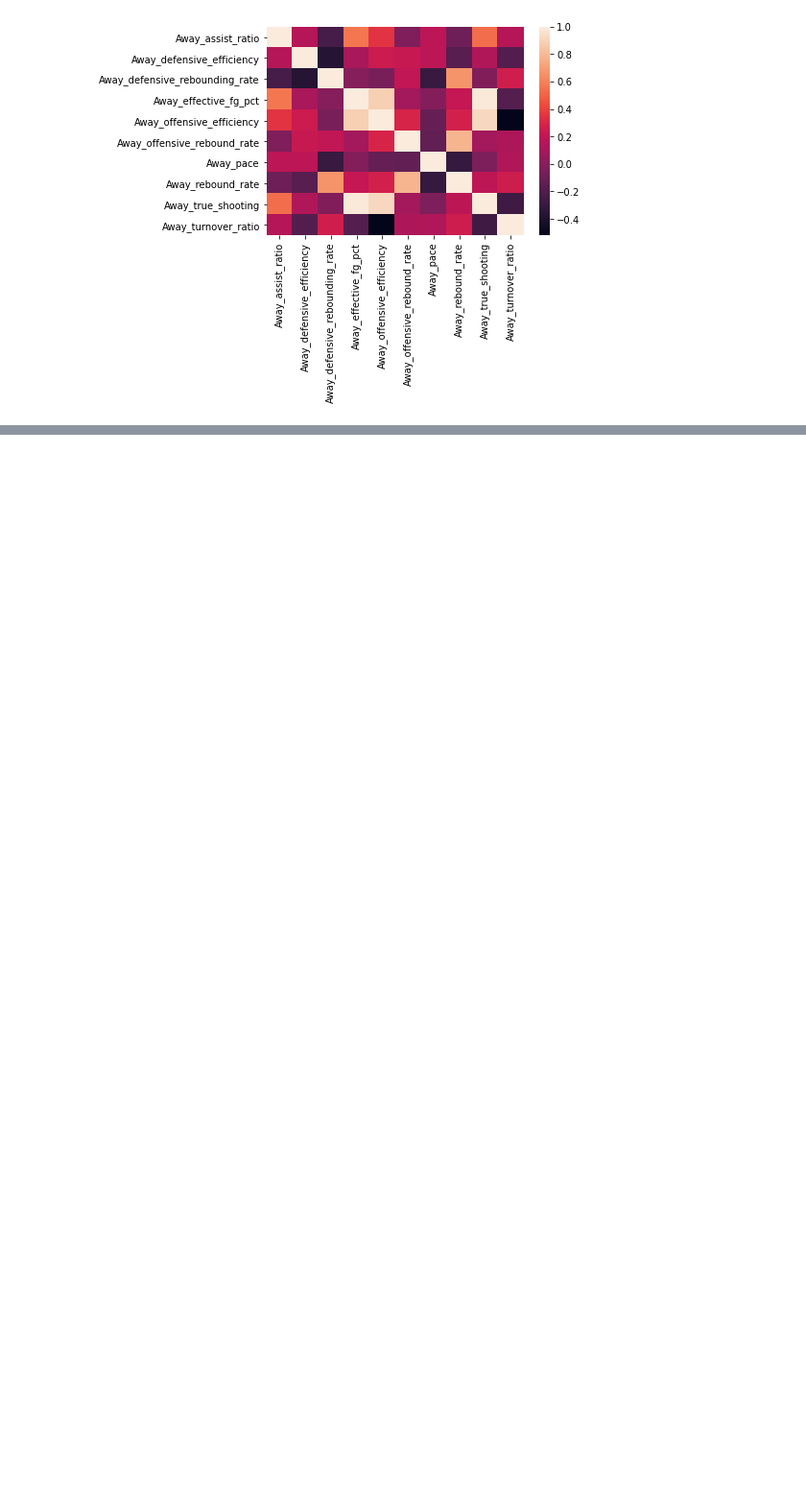
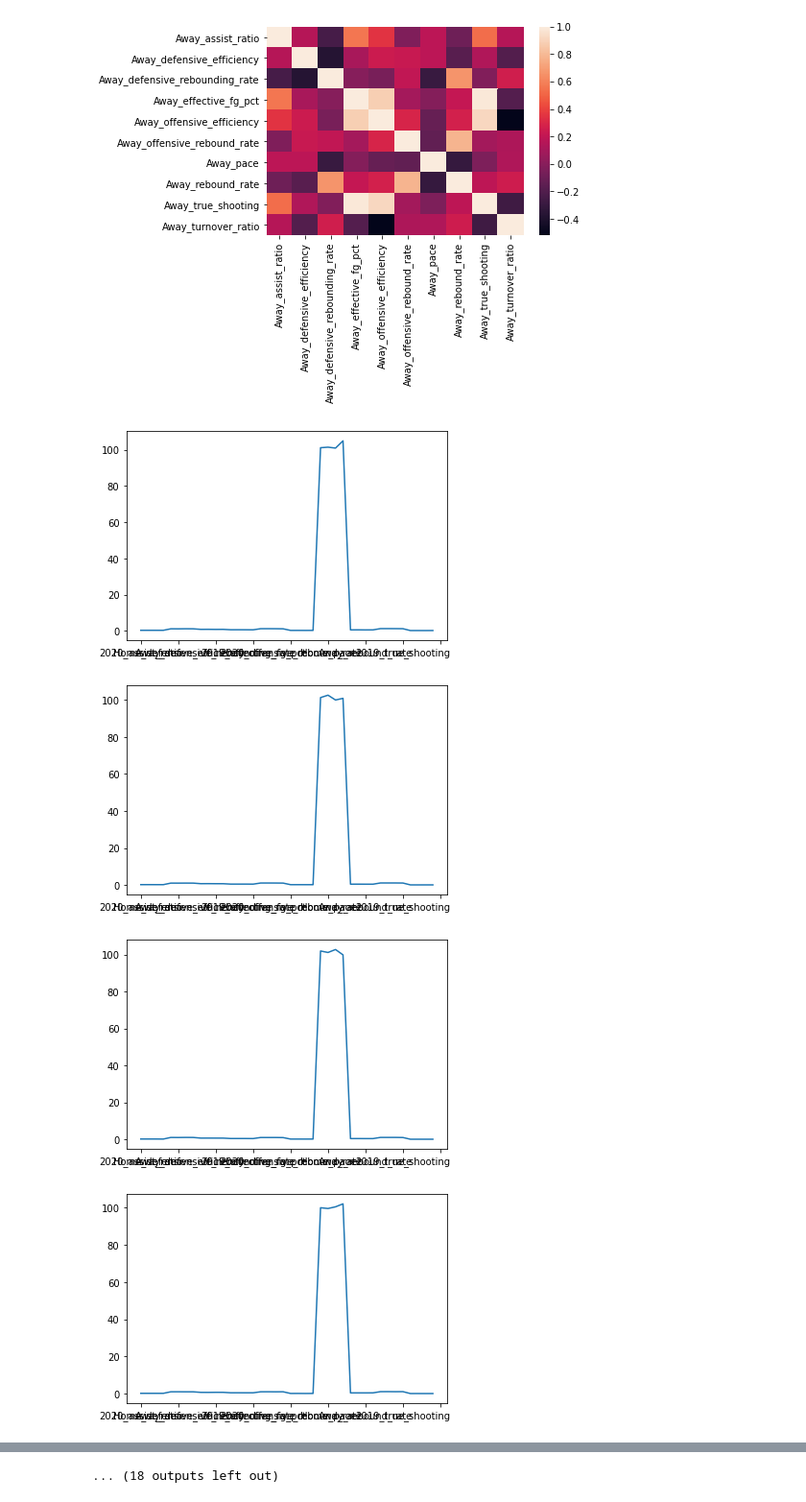
Before and after one commit to sharkoe/NBA, a Jupyter notebook: EDA_Adv_Stats.ipynb, the cells around one changed output, grey strips where cells are left out. Shown at 96% size. Saved outputs shown, nothing was run; the diff lists cells and outputs as text; code cells hidden in the pictures; blank space fills up the shorter version.

```diff
--- a/EDA_Adv_Stats.ipynb
+++ b/EDA_Adv_Stats.ipynb
@@ -116,3 +116,12 @@ for frame in df_names:
 [figure]
 [figure]
 [figure]
+# %%
+for team in df.index:
+    plt.figure()
+    df.loc[team].plot()
+# %% [output]
+[figure, added]
+[figure, added]
+[figure, added]
+[figure, added]
@@ -118,0 +136 @@ for frame in df_names:
+... (18 outputs left out)
```
Also changed, not shown: parts of 1 cell of this notebook, 1 other file.
